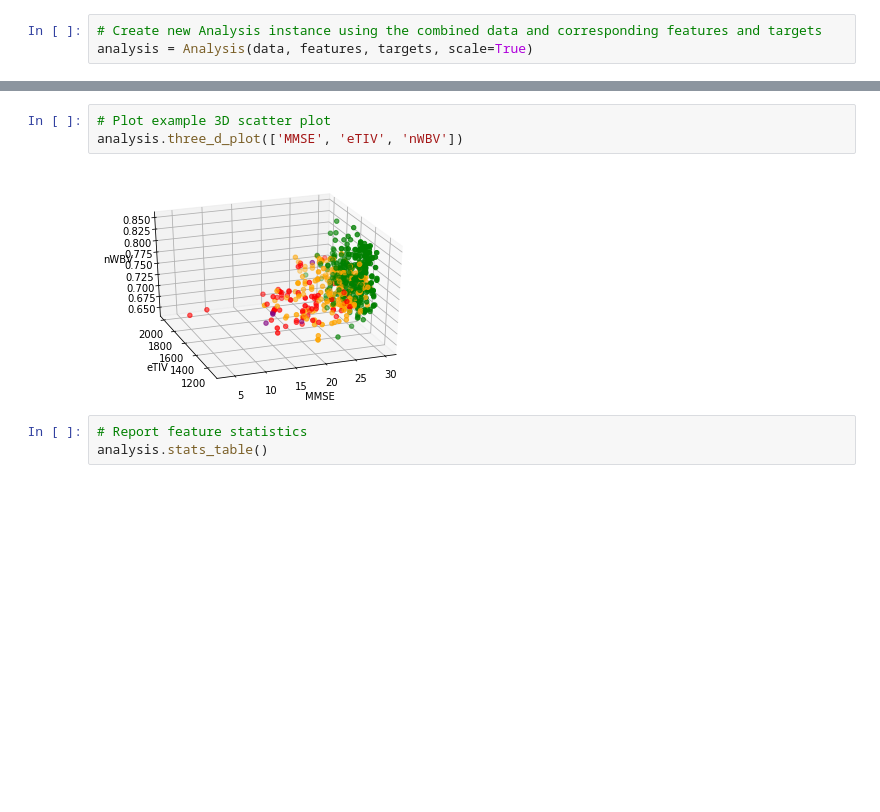
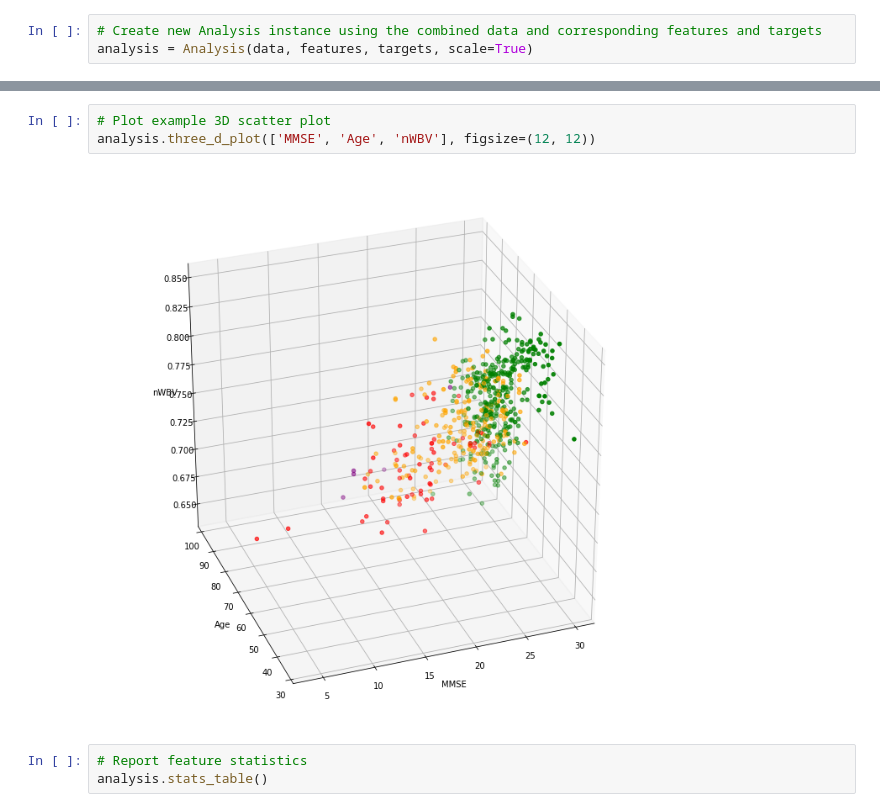
Before and after one commit to markcapece/dementia, a Jupyter notebook: Dementia.ipynb, the cells around one changed output, grey strips where cells are left out. Saved outputs shown, nothing was run; the diff lists cells and outputs as text; blank space fills up the shorter version.

```diff
--- a/Dementia.ipynb
+++ b/Dementia.ipynb
@@ -172,8 +171,8 @@ analysis.violin_plots('Group', 'Sex')
 # %%
 # Plot example 3D scatter plot
-analysis.three_d_plot(['MMSE', 'eTIV', 'nWBV'])
+analysis.three_d_plot(['MMSE', 'Age', 'nWBV'], figsize=(12, 12))
 # %% [output]
-[figure, old version]
+[figure, new version]
 # %%
 # Report feature statistics
 analysis.stats_table()
```
Also changed, not shown: parts of 17 cells of this notebook.
